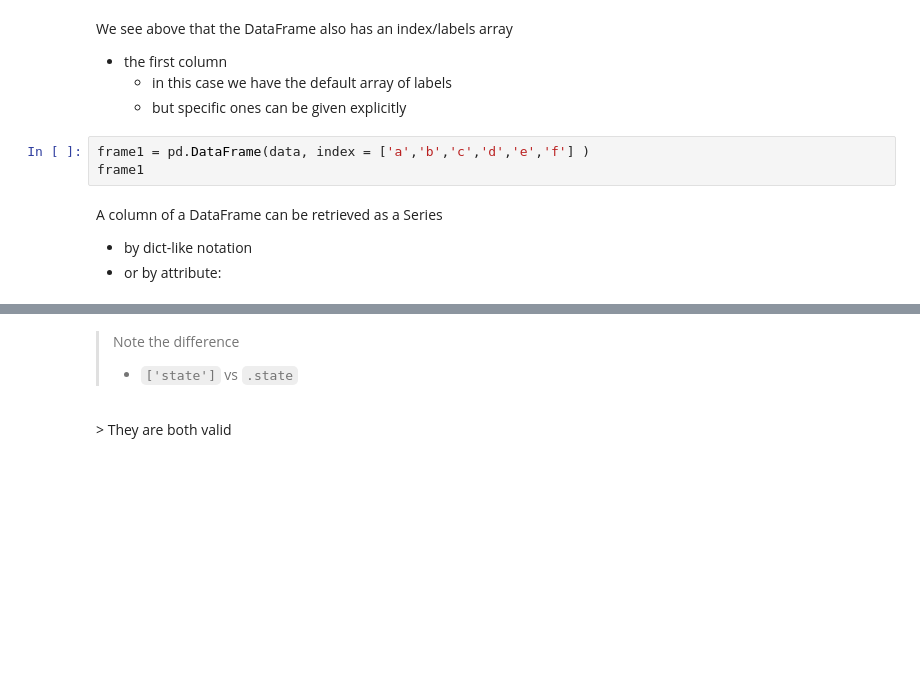
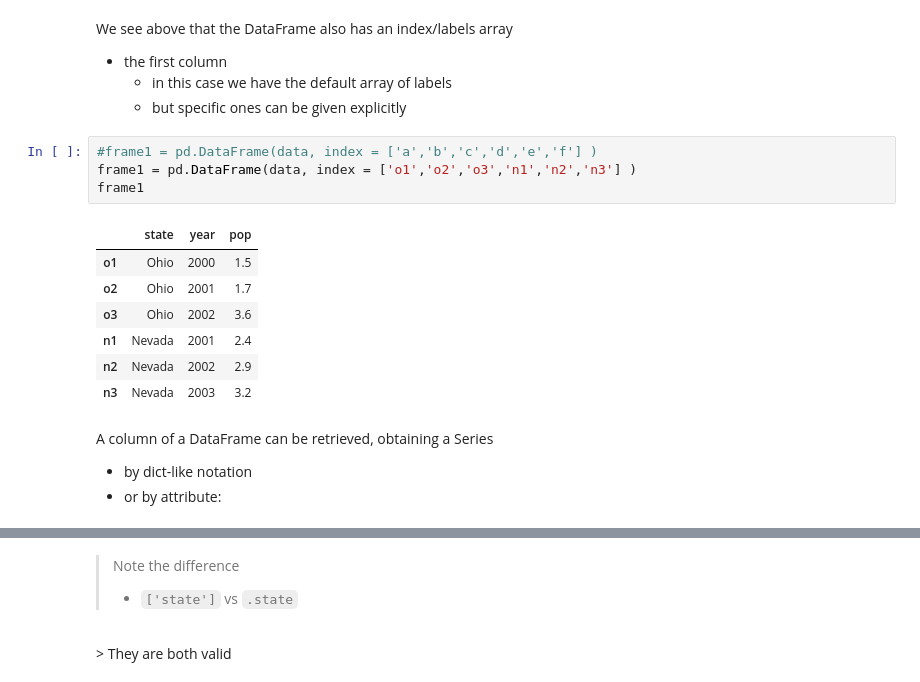
Before and after one commit to EMbeDS-education/IPDPP-GSSI-20212022, a Jupyter notebook: jupyter/jupyterNotebooks/Part1_NumPy_Pandas.ipynb, the cells around one changed output, grey strips where cells are left out. Drawn from its saved outputs; the diff is of its cells as text; blank space fills up the shorter version.

```diff
--- a/jupyter/jupyterNotebooks/Part1_NumPy_Pandas.ipynb
+++ b/jupyter/jupyterNotebooks/Part1_NumPy_Pandas.ipynb
@@ -1192,10 +1315,19 @@ We see above that the DataFrame also has an index/labels array
   * in this case we have the default array of labels
   * but specific ones can be given explicitly
 # %%
-frame1 = pd.DataFrame(data, index = ['a','b','c','d','e','f'] )
+#frame1 = pd.DataFrame(data, index = ['a','b','c','d','e','f'] )
+frame1 = pd.DataFrame(data, index = ['o1','o2','o3','n1','n2','n3'] )
 frame1
+# %% [output]
+|  | state | year | pop |
+| o1 | Ohio | 2000 | 1.5 |
+| o2 | Ohio | 2001 | 1.7 |
+| o3 | Ohio | 2002 | 3.6 |
+| n1 | Nevada | 2001 | 2.4 |
+| n2 | Nevada | 2002 | 2.9 |
+| n3 | Nevada | 2003 | 3.2 |
 # %% [markdown]
-A column of a DataFrame can be retrieved as a Series
+A column of a DataFrame can be retrieved, obtaining a Series
 * by dict-like notation
 * or by attribute:
 # %%
```
Also changed, not shown: parts of 117 cells of this notebook.
